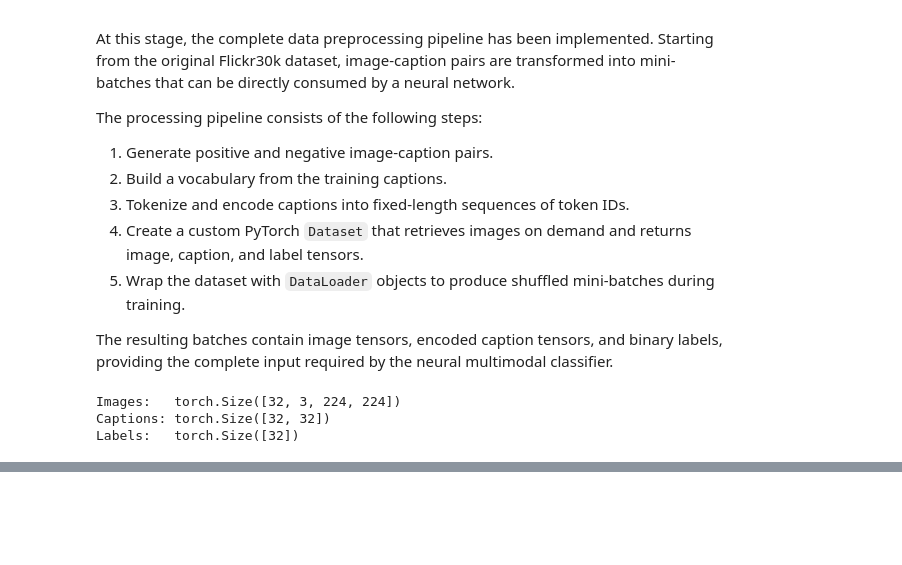
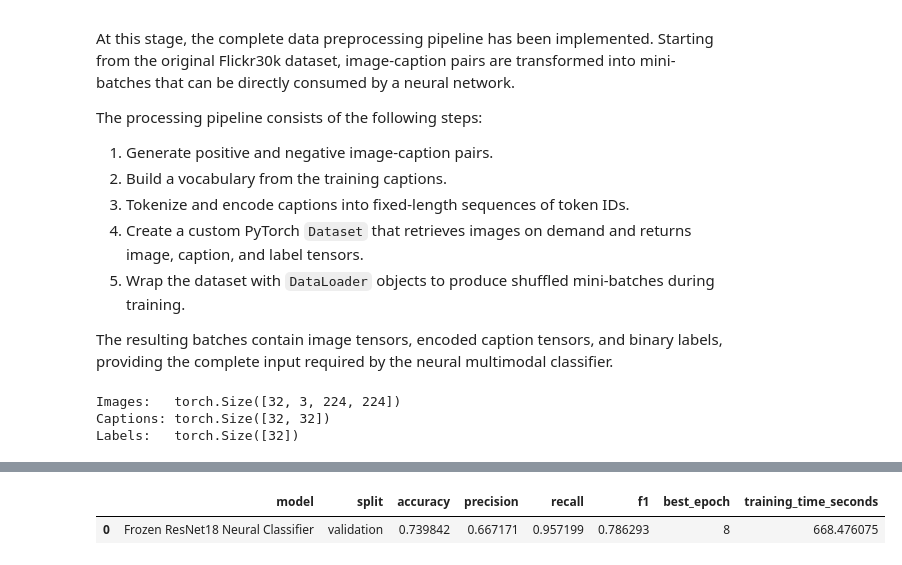
Before and after one commit to Maxstef/flickr30k-multimodal-retrieval, a Jupyter notebook: notebooks/04_neural_multimodal_classifier.ipynb, the cells around one changed output, grey strips where cells are left out. Cells and saved outputs as stored; diff of their text form; code cells hidden in the pictures; blank space fills up the shorter version.

```diff
--- a/notebooks/04_neural_multimodal_classifier.ipynb
+++ b/notebooks/04_neural_multimodal_classifier.ipynb
@@ -267,0 +629,27 @@ Labels:   torch.Size([32])
+# %%
+best_row = history_df.loc[history_df["val_f1"].idxmax()]
+
+frozen_resnet18_metrics = pd.DataFrame(
+    [
+        {
+            "model": "Frozen ResNet18 Neural Classifier",
+            "split": "validation",
+            "accuracy": best_row["val_accuracy"],
+            "precision": best_row["val_precision"],
+            "recall": best_row["val_recall"],
+            "f1": best_row["val_f1"],
+            "best_epoch": int(best_row["epoch"]),
+            "training_time_seconds": train_end - train_start,
+        }
+    ]
+)
+
+frozen_resnet18_metrics.to_csv(
+    RESULTS_DIR / "frozen_resnet18_metrics.csv",
+    index=False,
+)
+
+frozen_resnet18_metrics
+# %% [output]
+|  | model | split | accuracy | precision | recall | f1 | best_epoch | training_time_seconds |
+| 0 | Frozen ResNet18 Neural Classifier | validation | 0.739842 | 0.667171 | 0.957199 | 0.786293 | 8 | 668.476075 |
```
Also changed, not shown: parts of 51 cells of this notebook, 6 other files.
